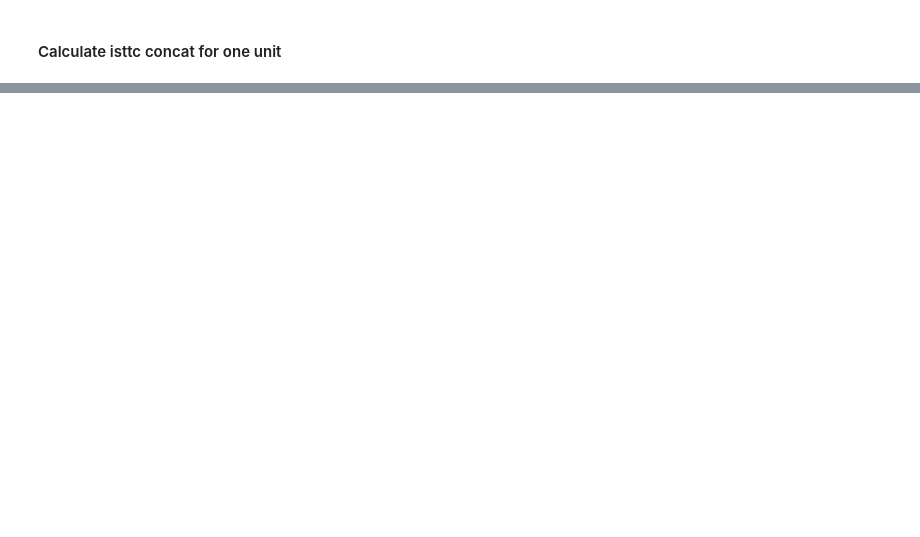
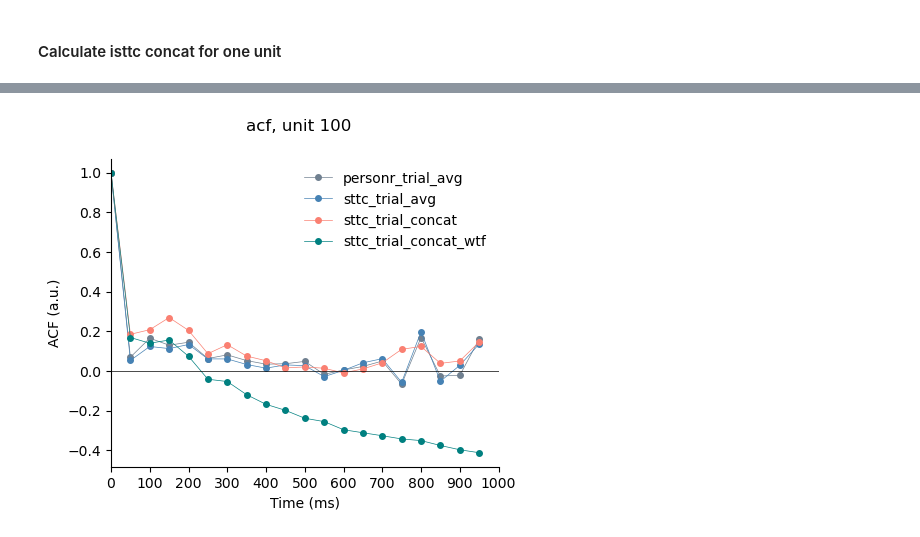
Before and after one commit to iinnpp/isttc, a Jupyter notebook: notebooks/monkey/isttc_concat_tests.ipynb, the cells around one changed output, grey strips where cells are left out. Saved outputs shown, nothing was run; the diff lists cells and outputs as text; code cells hidden in the pictures; blank space fills up the shorter version.

```diff
--- a/notebooks/monkey/isttc_concat_tests.ipynb
+++ b/notebooks/monkey/isttc_concat_tests.ipynb
@@ -26,7 +26,7 @@ data_folder = project_folder_path + 'results\\monkey\\'
 # %% [markdown]
 #### load already calculated ACFs, plot on one grid, check values
 # %%
-area = 'pfp'
+area = 'pfdl'
 
 n_lags = 20
 acf_cols = ['acf_' + str(i) for i in range(n_lags)]
@@ -38,7 +38,7 @@ acf_sttc_trial_avg_df = pd.read_pickle(results_folder + 'non_binned\\' + area +
 acf_matrix_sttc_trial_avg_l = np.load(results_folder + 'non_binned\\' + area + '\\acf\\acf_matrix_sttc_trial_avg_1000ms_no_empty_50ms_20lags_df.npy')
 
 acf_sttc_trial_concat_df = pd.read_pickle(results_folder + 'non_binned\\' + area + '\\acf\\acf_sttc_trial_concat_1000ms_no_empty_50ms_20lags_df.pkl')
-acf_sttc_trial_concat_fixed_df = pd.read_pickle(results_folder + 'non_binned\\' + area + '\\acf\\acf_sttc_trial_concat_fixed_1000ms_no_empty_50ms_20lags_df.pkl')
+#acf_sttc_trial_concat_fixed_df = pd.read_pickle(results_folder + 'non_binned\\' + area + '\\acf\\acf_sttc_trial_concat_fixed_1000ms_no_empty_50ms_20lags_df.pkl')
 # acf_sttc_trial_concat_global_df = pd.read_pickle(results_folder + 'non_binned\\' + area + '\\acf\\acf_sttc_trial_concat_global_1000ms_no_empty_50ms_20lags_df.pkl')
 # %% [markdown]
 #### try "global" normalization - the T term is calculated based on the non shifted signal (concat trials without 0s)
@@ -160,5 +160,5 @@ sttc_dt = 49
 trial_len = n_lags * bin_size
 
 unit = units_dict[0]
-acf_concat = acf_sttc_trial_concat(unit, n_lags_=n_lags, lag_shift_=bin_size, sttc_dt_=sttc_dt, trial_len_=trial_len,
+acf_concat = acf_sttc_trial_concat_global_v2(unit[:10], n_lags_=n_lags, lag_shift_=bin_size, sttc_dt_=sttc_dt, trial_len_=trial_len,
                                    zero_padding_len_=3000, verbose_=True)
@@ -165,32 +183,34 @@ acf_concat = acf_sttc_trial_concat(unit, n_lags_=n_lags, lag_shift_=bin_size, st
 # %%
 fig, axes = plt.subplots(1,1, figsize=(5,4))
 
-unit_id = 0
+unit_id = 100
 
 axes.plot(acf_pearsonr_trial_avg_df.query('unit_id == @unit_id')[acf_cols].values[0], c='slategray', lw=0.5 ,marker='o', markersize='4',
           label='personr_trial_avg')
 axes.plot(acf_sttc_trial_avg_df.query('unit_id == @unit_id')[acf_cols].values[0], c='steelblue', lw=0.5 ,marker='o', markersize='4',
           label='sttc_trial_avg')
 axes.plot(acf_sttc_trial_concat_df.query('unit_id == @unit_id')[acf_cols].values[0], c='salmon', lw=0.5 ,marker='o', markersize='4',
           label='sttc_trial_concat')
-axes.plot(acf_sttc_trial_concat_global_df.query('unit_id == @unit_id')[acf_cols].values[0], c='firebrick', lw=0.5 ,marker='o', markersize='4',
-          label='sttc_trial_concat_global')
+# axes.plot(acf_sttc_trial_concat_global_df.query('unit_id == @unit_id')[acf_cols].values[0], c='firebrick', lw=0.5 ,marker='o', markersize='4',
+#           label='sttc_trial_concat_global')
 axes.plot(acf_concat, c='teal', lw=0.5 ,marker='o', markersize='4',
           label='sttc_trial_concat_wtf')
 
 axes.axhline(y=0, lw=0.5, c='k')
 
 axes.legend(frameon=False)
 
 fig.suptitle('acf, unit ' + str(unit_id))
 
 axes.set_ylabel('ACF (a.u.)')
 axes.set_xlabel('Time (ms)')
 axes.set_xticks(np.linspace(0, 20, 11).astype(int))
 axes.set_xticklabels(np.linspace(0, 1000, 11).astype(int))
 axes.set_xlim([0,20])
 
 sns.despine()
+# %% [output]
+[figure, added]
 # %%
 acf_concat_global = acf_sttc_trial_concat_global(unit[:10], n_lags_=n_lags, lag_shift_=bin_size, sttc_dt_=sttc_dt, trial_len_=trial_len,
                                    zero_padding_len_=3000, verbose_=True)
```
Also changed, not shown: parts of 5 cells of this notebook, 5 other files.
